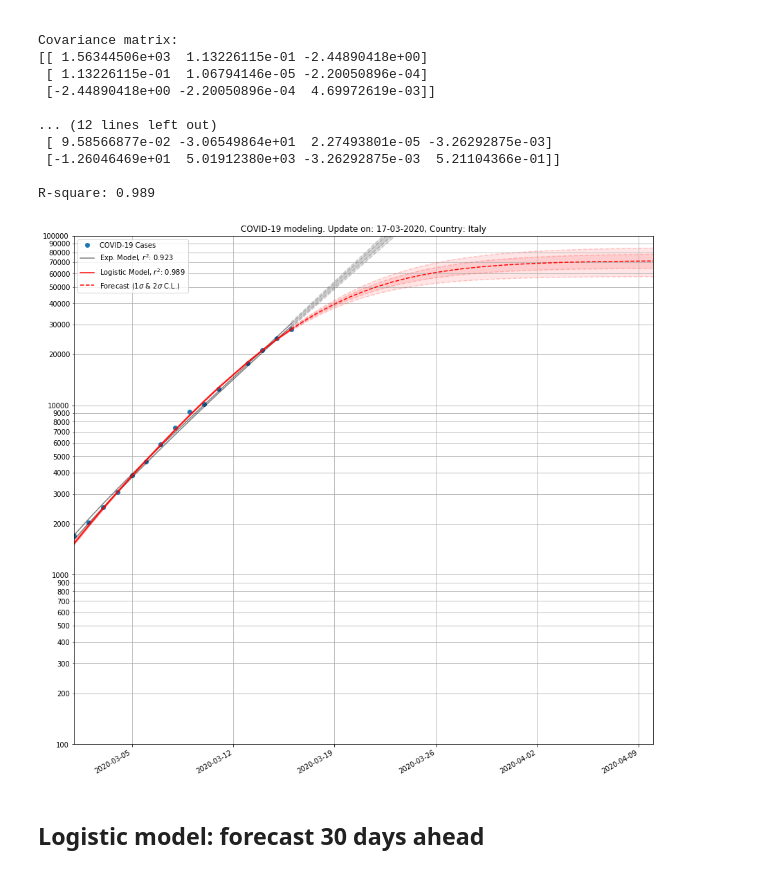
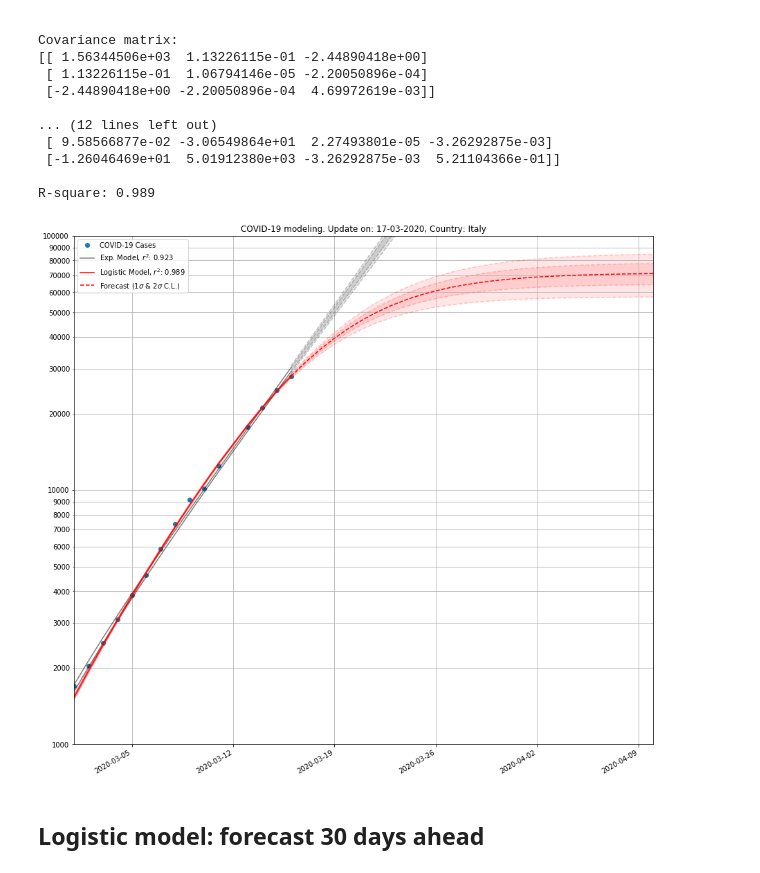
Before and after one commit to remotain/COVID-19, a Jupyter notebook: model_growth.ipynb, the cells around one changed output. Drawn from its saved outputs; the diff is of its cells as text; code cells hidden in the pictures.

Commit message:
Adjust plot scale

```diff
--- a/model_growth.ipynb
+++ b/model_growth.ipynb
@@ -216,35 +216,35 @@ df_predict_logit.plot('Date', 'Model', color='r', linestyle='-', alpha=1, label=
 df_predict_logit.plot('Date', '1s_sup', color='r', linestyle='-', alpha=0.5, label='_nolegend_', ax=ax)
 df_predict_logit.plot('Date', '1s_inf', color='r', linestyle='-', alpha=0.5, label='_nolegend_', ax=ax)
 # Logistic Model Forecast
 df_forecast_logit.plot('Date', 'Forecast', color='r', linestyle='--', alpha=1, label='Forecast ($1\sigma$ & $2\sigma$ C.L.)', ax=ax)
 df_forecast_logit.plot('Date', '1s_sup', color='r', linestyle='--', alpha=0.2, label='_nolegend_', ax=ax)
 df_forecast_logit.plot('Date', '1s_inf', color='r', linestyle='--', alpha=0.2, label='_nolegend_', ax=ax)
 df_forecast_logit.plot('Date', '2s_sup', color='r', linestyle='--', alpha=0.2, label='_nolegend_', ax=ax)
 df_forecast_logit.plot('Date', '2s_inf', color='r', linestyle='--', alpha=0.2, label='_nolegend_', ax=ax)
 ax.fill_between(df_forecast_logit['Date'], df_forecast_logit['2s_inf'], df_forecast_logit['2s_sup'], facecolor="red", alpha=0.1)
 ax.fill_between(df_forecast_logit['Date'], df_forecast_logit['1s_inf'], df_forecast_logit['1s_sup'], facecolor="red", alpha=0.1)
 
 formatter = matplotlib.ticker.ScalarFormatter()
 formatter.set_scientific(False)
 ax.yaxis.set_minor_formatter(formatter)
 ax.yaxis.set_major_formatter(formatter)
 
 from datetime import datetime
 plt.title('COVID-19 modeling. Update on: %s, Country: %s' %(datetime.today().strftime('%d-%m-%Y'),dfit['Country/Region'].values[0]))
 plt.grid(axis='both',which='both')
 plt.xlabel('')
 
 #Axis limit
 ax.set_xlim(['2020-03-01','2020-04-10'])
-ax.set_ylim([100, 100000])
+ax.set_ylim([1000, 100000])
 
 # Zoom
 #ax.set_xlim(['2020-03-13','2020-03-16'])
 #ax.set_ylim([20000, 28000])
 
 plt.show()
 # %% [output]
-[figure, old version]
+[figure, new version]
 # %% [markdown]
 ## Logistic model: forecast 30 days ahead
 # %%
```
